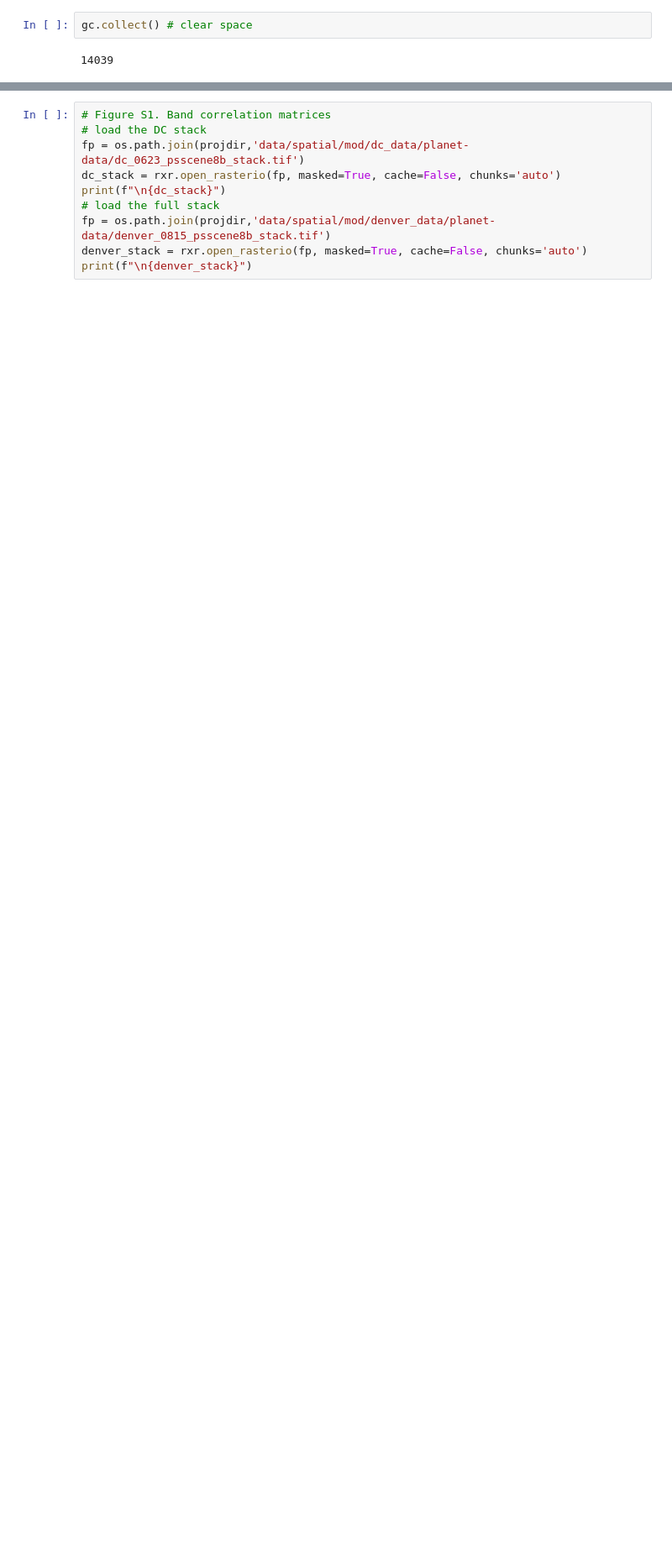
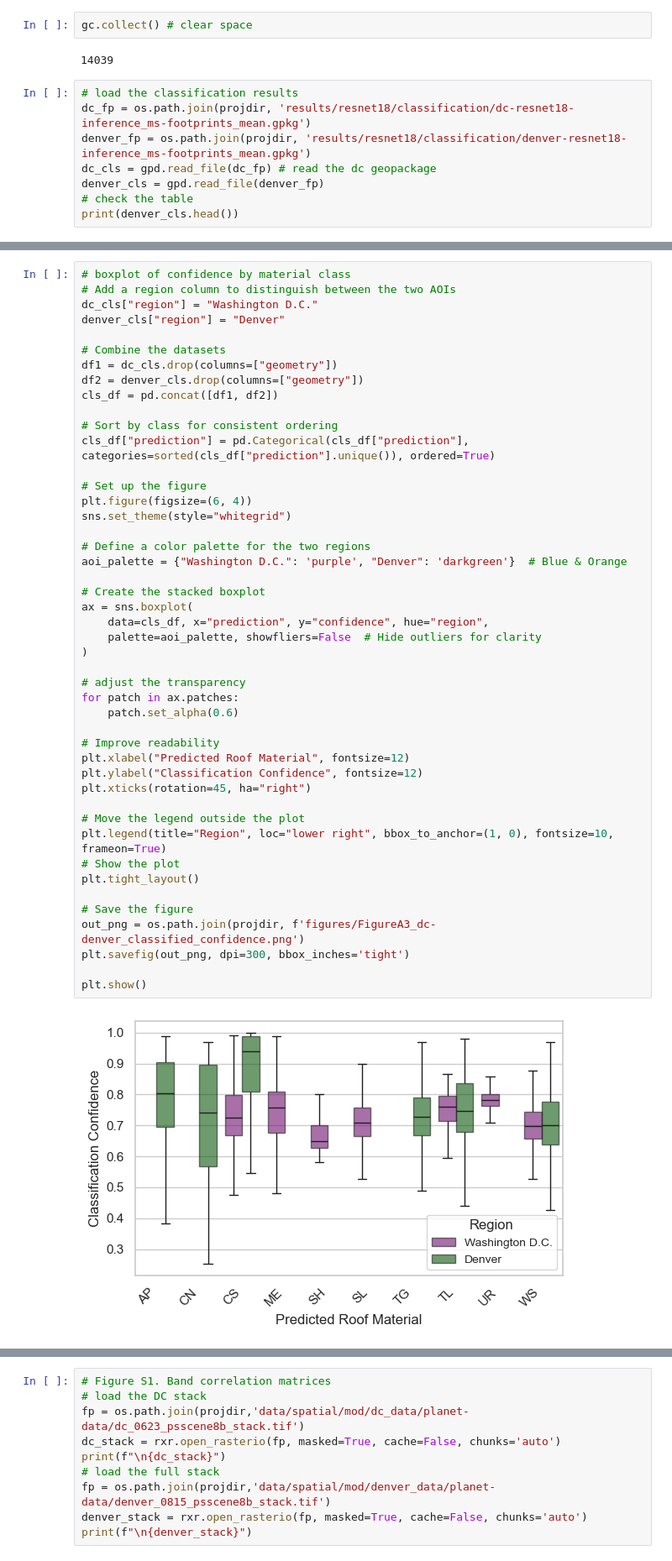
Before and after one commit to maxwellCcook/rooftop-mapping, a Jupyter notebook: code/_manuscript_figures.ipynb, the cells around one changed output, grey strips where cells are left out. Shown at 84% size. Cells and saved outputs as stored; diff of their text form; blank space fills up the shorter version.

Commit message:
Updates to figures

```diff
--- a/code/_manuscript_figures.ipynb
+++ b/code/_manuscript_figures.ipynb
@@ -374,3 +374,11 @@ Saved to: /Users/max/Library/CloudStorage/OneDrive-Personal/mcook/earth-lab/opp-
 gc.collect() # clear space
 # %% [output]
 14039
+# %%
+# load the classification results
+dc_fp = os.path.join(projdir, 'results/resnet18/classification/dc-resnet18-inference_ms-footprints_mean.gpkg')
+denver_fp = os.path.join(projdir, 'results/resnet18/classification/denver-resnet18-inference_ms-footprints_mean.gpkg')
+dc_cls = gpd.read_file(dc_fp) # read the dc geopackage
+denver_cls = gpd.read_file(denver_fp)
+# check the table
+print(denver_cls.head())
@@ -376,0 +406,48 @@ gc.collect() # clear space
+# %%
+# boxplot of confidence by material class
+# Add a region column to distinguish between the two AOIs
+dc_cls["region"] = "Washington D.C."
+denver_cls["region"] = "Denver"
+
+# Combine the datasets
+df1 = dc_cls.drop(columns=["geometry"])
+df2 = denver_cls.drop(columns=["geometry"])
+cls_df = pd.concat([df1, df2])
+
+# Sort by class for consistent ordering
+cls_df["prediction"] = pd.Categorical(cls_df["prediction"], categories=sorted(cls_df["prediction"].unique()), ordered=True)
+
+# Set up the figure
+plt.figure(figsize=(6, 4))
+sns.set_theme(style="whitegrid")
+
+# Define a color palette for the two regions
+aoi_palette = {"Washington D.C.": 'purple', "Denver": 'darkgreen'}  # Blue & Orange
+
+# Create the stacked boxplot
+ax = sns.boxplot(
+    data=cls_df, x="prediction", y="confidence", hue="region",
+    palette=aoi_palette, showfliers=False  # Hide outliers for clarity
+)
+
+# adjust the transparency
+for patch in ax.patches:
+    patch.set_alpha(0.6)
+
+# Improve readability
+plt.xlabel("Predicted Roof Material", fontsize=12)
+plt.ylabel("Classification Confidence", fontsize=12)
+plt.xticks(rotation=45, ha="right")
+
+# Move the legend outside the plot
+plt.legend(title="Region", loc="lower right", bbox_to_anchor=(1, 0), fontsize=10, frameon=True)
+# Show the plot
+plt.tight_layout()
+
+# Save the figure
+out_png = os.path.join(projdir, f'figures/FigureA3_dc-denver_classified_confidence.png')
+plt.savefig(out_png, dpi=300, bbox_inches='tight')
+
+plt.show()
+# %% [output]
+[figure, added]
```
Also changed, not shown: parts of 6 cells of this notebook, 4 other files.
